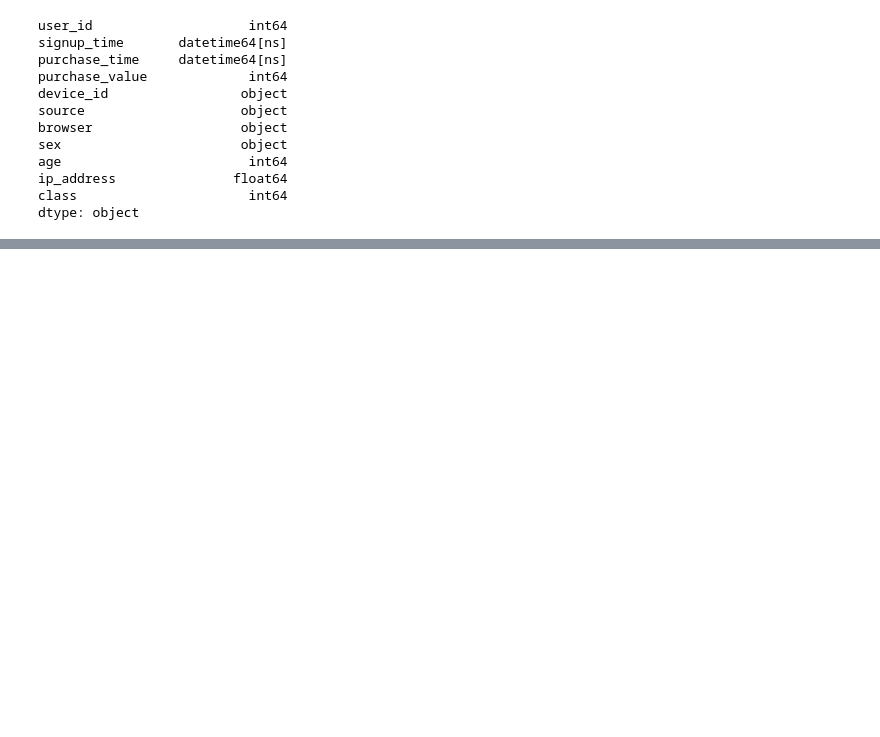
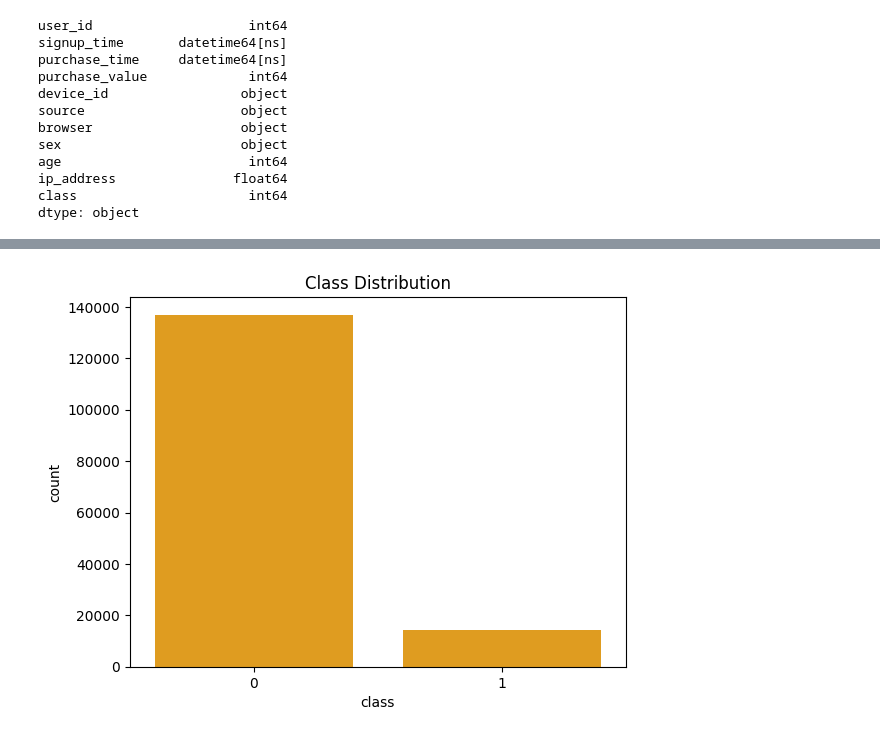
Before and after one commit to Kidist-c/Fraud-Detecton-for-ecommerce, a Jupyter notebook: notebooks/eda-fraud-data.ipynb, the cells around one changed output, grey strips where cells are left out. Cells and saved outputs as stored; diff of their text form; code cells hidden in the pictures; blank space fills up the shorter version.

```diff
--- a/notebooks/eda-fraud-data.ipynb
+++ b/notebooks/eda-fraud-data.ipynb
@@ -139,0 +167,7 @@ dtype: object
+# %%
+# Count Plot for class feature
+sns.countplot(x='class',data=fraud_df ,color="orange")
+plt.title("Class Distribution")
+plt.show()
+# %% [output]
+[figure, added]
```
Also changed, not shown: parts of 17 cells of this notebook.
